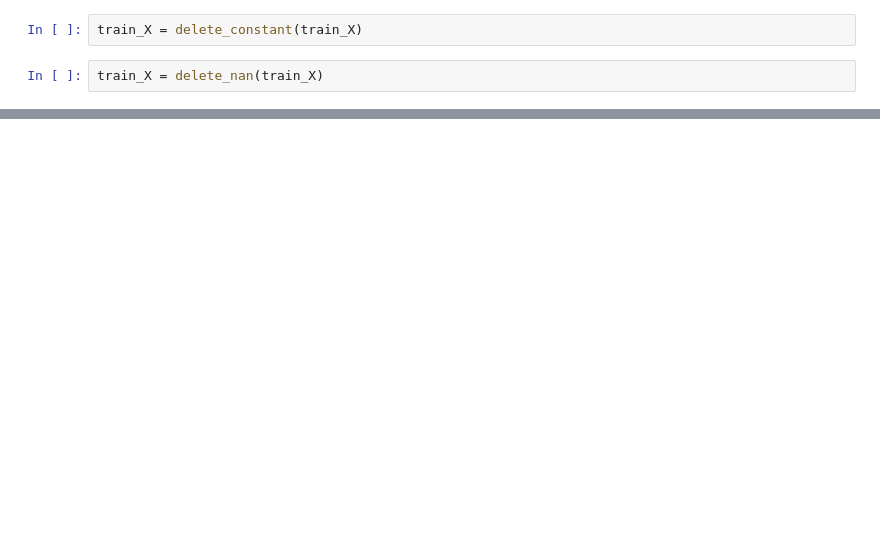
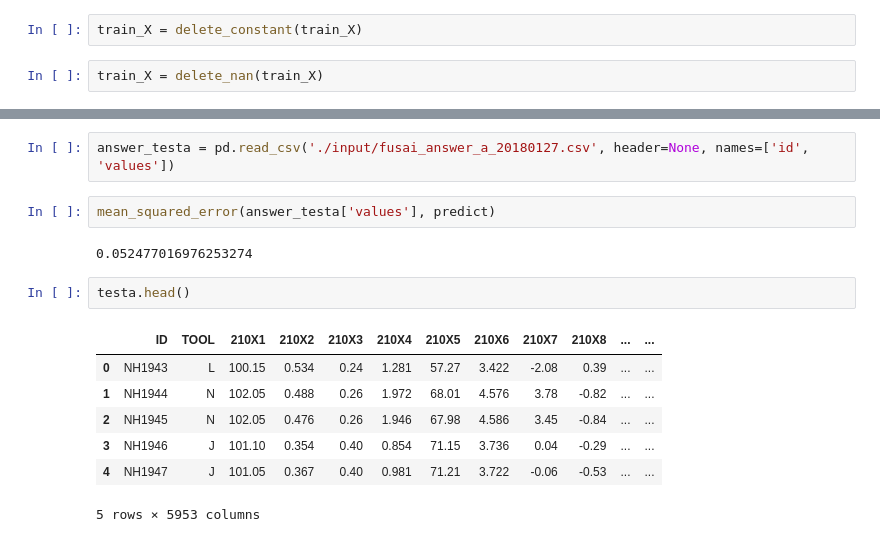
Before and after one commit to koibiki/ai-factory, a Jupyter notebook: Untitled2.ipynb, the cells around one changed output, grey strips where cells are left out. Saved outputs shown, nothing was run; the diff lists cells and outputs as text; blank space fills up the shorter version.

```diff
--- a/Untitled2.ipynb
+++ b/Untitled2.ipynb
@@ -139,0 +114,16 @@ new_sta.sort_values(by='nan')
+# %%
+answer_testa = pd.read_csv('./input/fusai_answer_a_20180127.csv', header=None, names=['id', 'values'])
+# %%
+mean_squared_error(answer_testa['values'], predict)
+# %% [output]
+0.052477016976253274
+# %%
+testa.head()
+# %% [output]
+|  | ID | TOOL | 210X1 | 210X2 | 210X3 | 210X4 | 210X5 | 210X6 | 210X7 | 210X8 | ... | ... |
+| 0 | NH1943 | L | 100.15 | 0.534 | 0.24 | 1.281 | 57.27 | 3.422 | -2.08 | 0.39 | ... | ... |
+| 1 | NH1944 | N | 102.05 | 0.488 | 0.26 | 1.972 | 68.01 | 4.576 | 3.78 | -0.82 | ... | ... |
+| 2 | NH1945 | N | 102.05 | 0.476 | 0.26 | 1.946 | 67.98 | 4.586 | 3.45 | -0.84 | ... | ... |
+| 3 | NH1946 | J | 101.10 | 0.354 | 0.40 | 0.854 | 71.15 | 3.736 | 0.04 | -0.29 | ... | ... |
+| 4 | NH1947 | J | 101.05 | 0.367 | 0.40 | 0.981 | 71.21 | 3.722 | -0.06 | -0.53 | ... | ... |
+5 rows × 5953 columns
```
Also changed, not shown: parts of 47 cells of this notebook, 20 other files.
